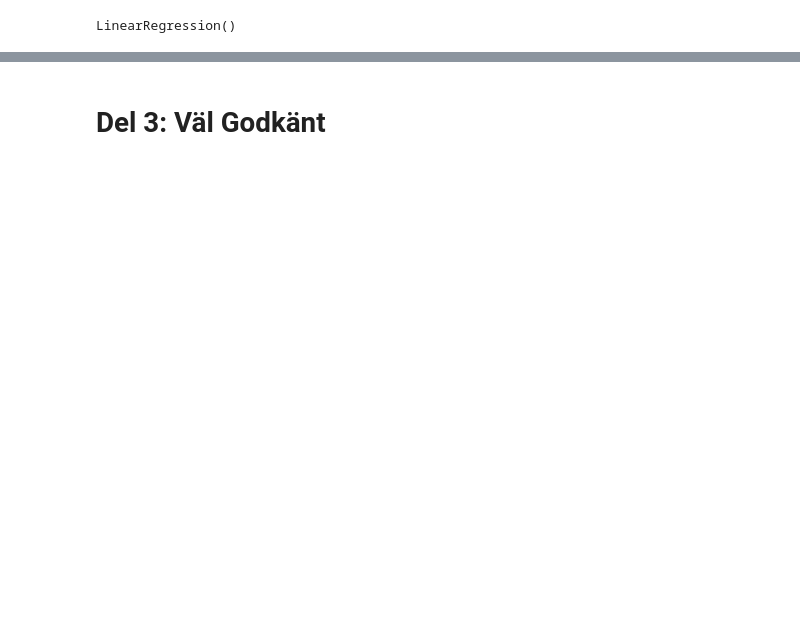
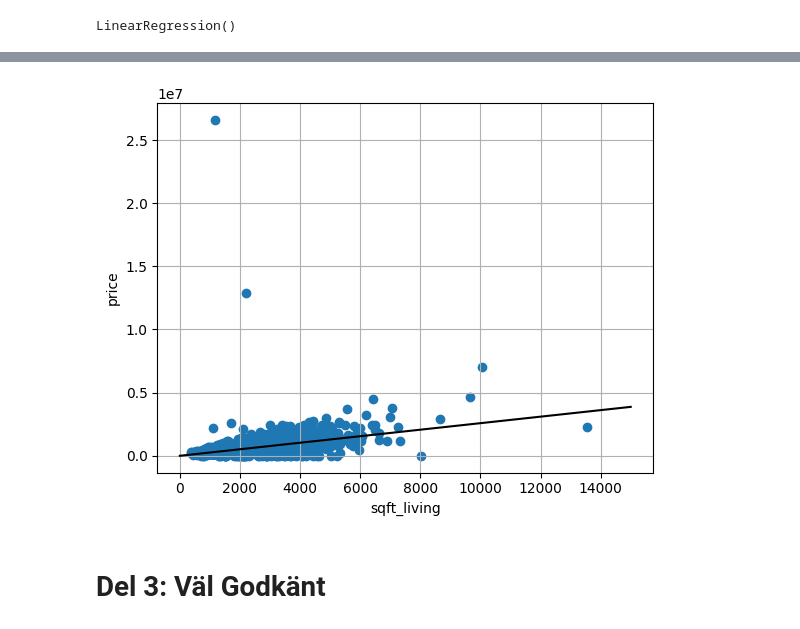
Before and after one commit to Woodthorne/Learning-by-doing, a Jupyter notebook: Deep Learning/house_price_regression.ipynb, the cells around one changed output, grey strips where cells are left out. Cells and saved outputs as stored; diff of their text form; code cells hidden in the pictures; blank space fills up the shorter version.

```diff
--- a/Deep Learning/house_price_regression.ipynb
+++ b/Deep Learning/house_price_regression.ipynb
@@ -113,2 +128,8 @@ plt.show()
+# %%
+scatter_2d(area_data)
+plt.plot([0,15000], [reg_line[0],reg_line[-1]], color = 'black')
+plt.show()
+# %% [output]
+[figure, added]
 # %% [markdown]
 # Del 3: Väl Godkänt
```
Also changed, not shown: parts of 18 cells of this notebook, 1 other file.
